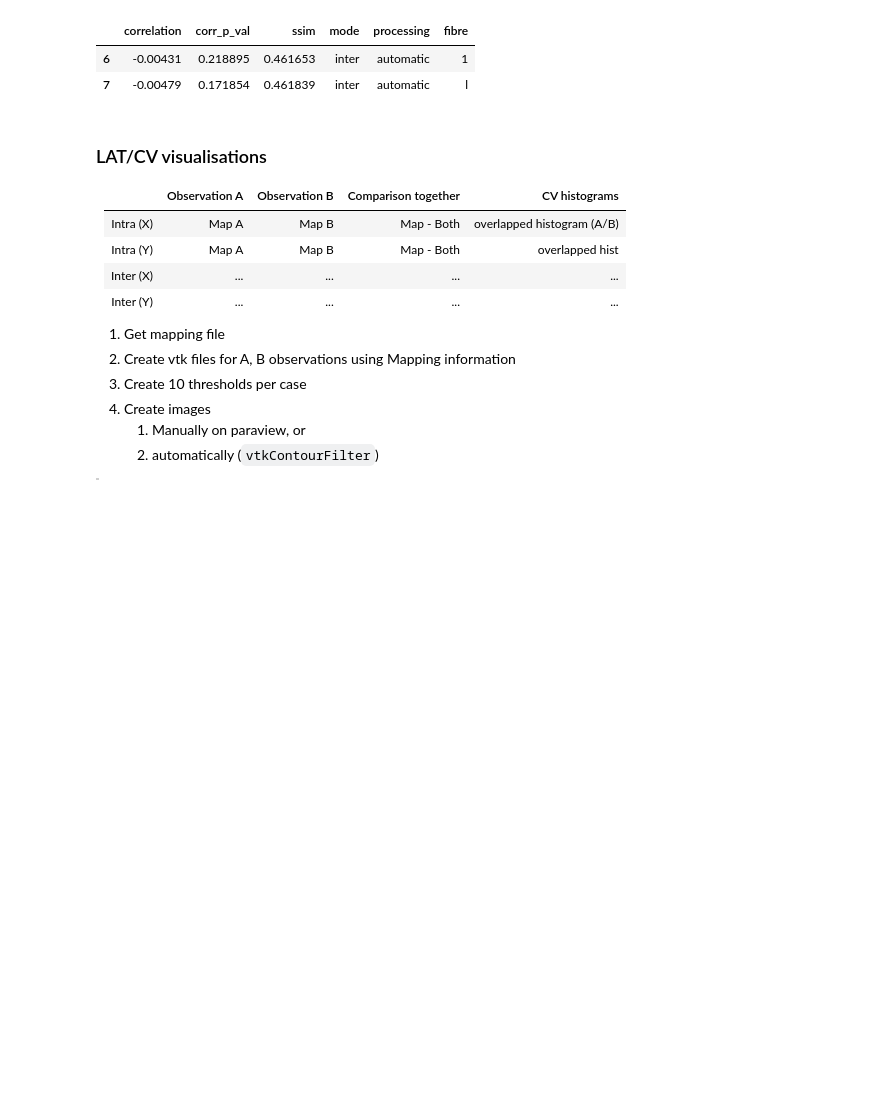
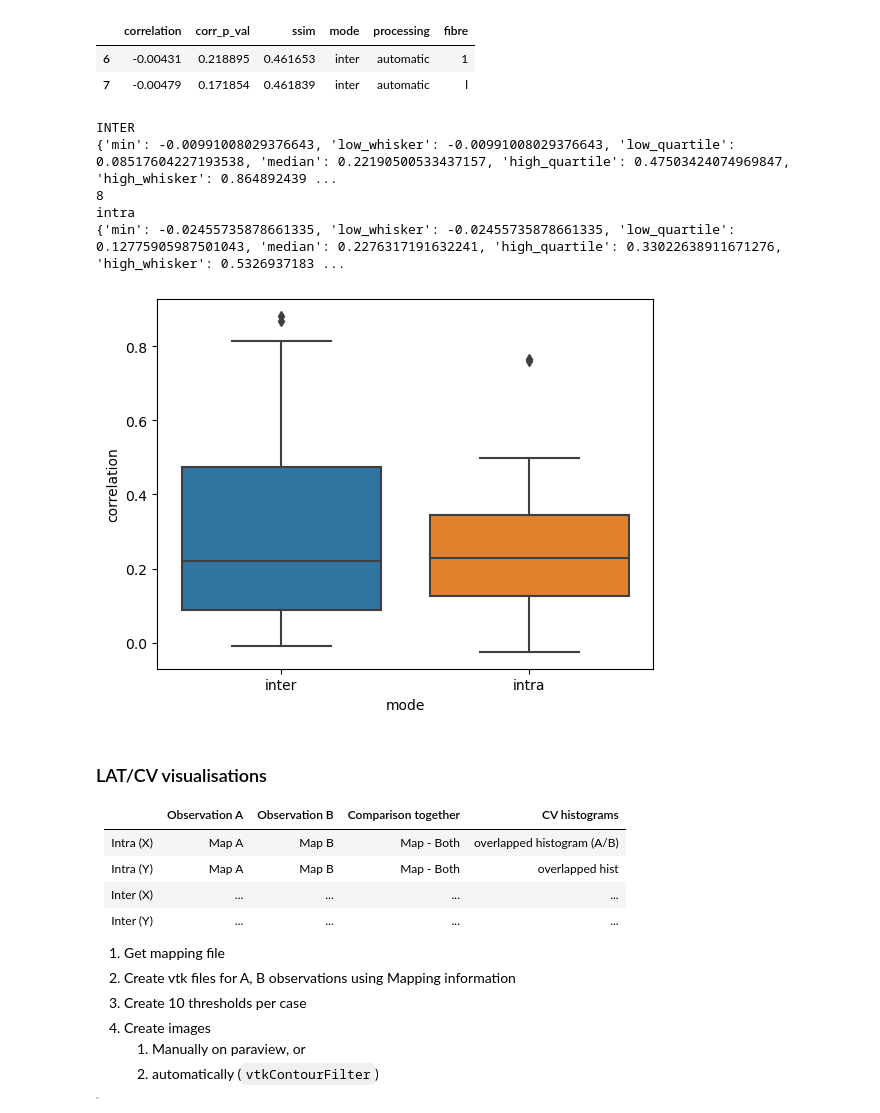
Before and after one commit to alonsoJASL/imatools, a Jupyter notebook: ipynb/sims_comparisons.ipynb, the cells around one changed output. Saved outputs shown, nothing was run; the diff lists cells and outputs as text; code cells hidden in the pictures; blank space fills up the shorter version.

```diff
--- a/ipynb/sims_comparisons.ipynb
+++ b/ipynb/sims_comparisons.ipynb
@@ -218,7 +218,7 @@ def cname(dx, mx):
 def TAT(x): return np.nanmax(x) - np.nanmin(x)
 
 
-subsample = 1
+subsample = 0.25
 # %%
 import scipy.stats as sstat
 
@@ -570,6 +570,25 @@ mean 0.6083503245185107, sd 0.15158631652721122
 |  | correlation | corr_p_val | ssim | mode | processing | fibre |
 | 6 | -0.00431 | 0.218895 | 0.461653 | inter | automatic | 1 |
 | 7 | -0.00479 | 0.171854 | 0.461839 | inter | automatic | l |
+# %%
+import seaborn as sns
+
+sns.boxplot(data=df_ps, x='mode', y='correlation', whis=1)
+
+print('INTER')
+print(iou.get_boxplot_values(df_ps['correlation'][df_ps['mode'] == 'inter'], whisker=1))
+print(np.sum(df_ps['correlation']<=0))
+
+print('intra')
+print(iou.get_boxplot_values(
+    df_ps['correlation'][df_ps['mode'] == 'intra'], whisker=1))
+# %% [output]
+INTER
+{'min': -0.00991008029376643, 'low_whisker': -0.00991008029376643, 'low_quartile': 0.08517604227193538, 'median': 0.22190500533437157, 'high_quartile': 0.47503424074969847, 'high_whisker': 0.864892439 ...
+8
+intra
+{'min': -0.02455735878661335, 'low_whisker': -0.02455735878661335, 'low_quartile': 0.12775905987501043, 'median': 0.2276317191632241, 'high_quartile': 0.33022638911671276, 'high_whisker': 0.5326937183 ...
+[figure, added]
 # %% [markdown]
 ### LAT/CV visualisations
 |            | Observation A | Observation B | Comparison together | CV histograms              |
```
Also changed, not shown: parts of 1 cell of this notebook, 3 other files.
